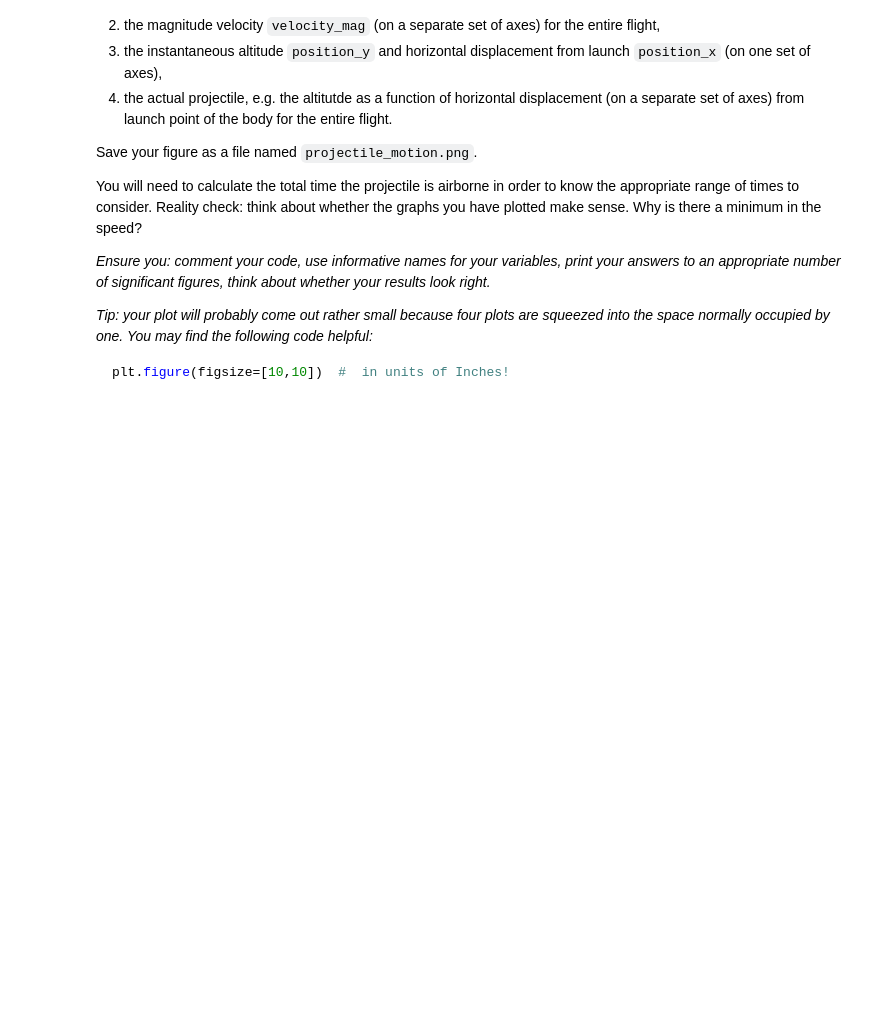
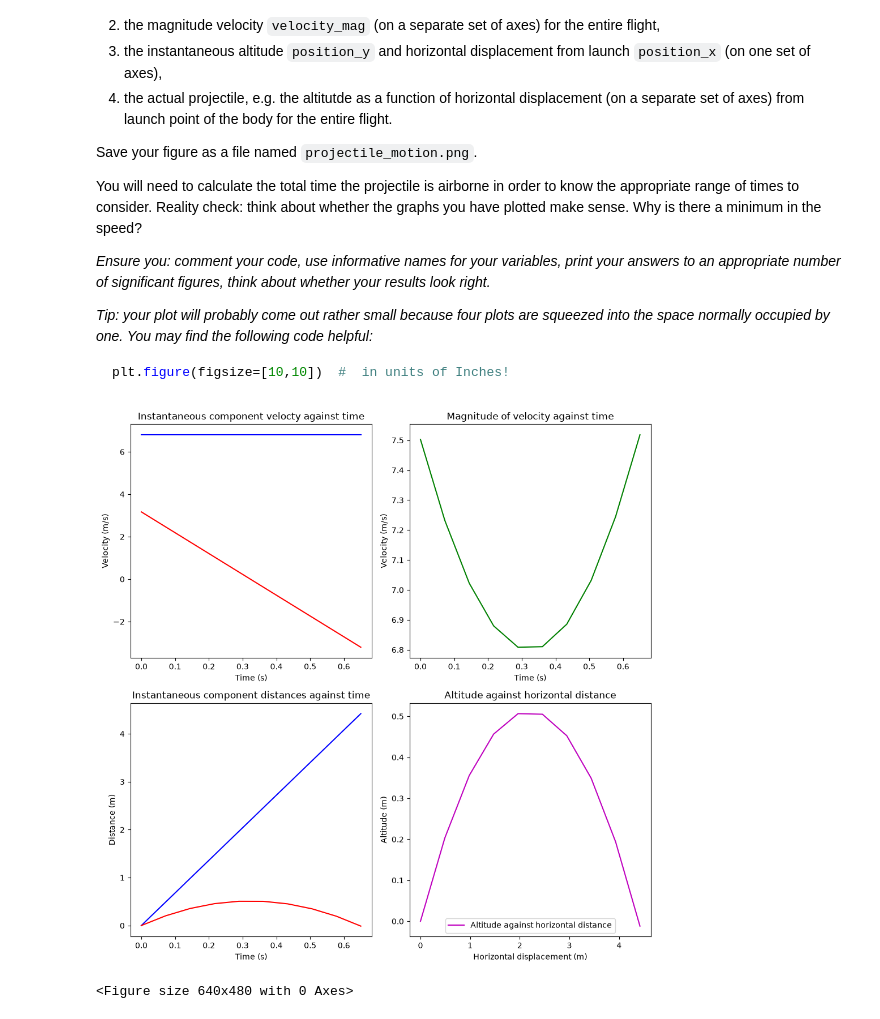
Before and after one commit to PatFigeon/Introductory-Programming-2, a Jupyter notebook: Lab 2/LAB 02B - Marked Example.ipynb, the cells around one changed output. Saved outputs shown, nothing was run; the diff lists cells and outputs as text; code cells hidden in the pictures; blank space fills up the shorter version.

```diff
--- a/Lab 2/LAB 02B - Marked Example.ipynb
+++ b/Lab 2/LAB 02B - Marked Example.ipynb
@@ -45,16 +45,21 @@ rad = np.deg2rad(angle)
 Vx = np.round(initialV*np.cos(rad), 2)
 Vy = np.round(initialV*np.sin(rad), 2)
 
-velocity_x = Vx # no change as no drag
+
+x = np.linspace(0, 0.65, num=10) # x is functionally time
+velocity_x = Vx+(0*x) # no change as no drag
 """
 No upwards acceleration, thus immediately decelerating
 
-By UVAST:
+By UVAST: v = u+at
 """
-velocity_y = Vy
+velocity_y = Vy-g*x
 
 timeInAir = np.round(2*Vy/g, 2)
 # %%
 # Write your calculations for question 2 here
 
 velocity_mag = np.sqrt(velocity_x**2 + velocity_y**2)
+
+position_x = Vx*x
+position_y = Vy*x + 0.5*-g*x**2
@@ -63,0 +66,43 @@ plt.figure(figsize=[10,10])
+# %%
+# Make your plots here
+plt.figure(figsize=[10,10])
+
+# instantaneous velocity
+plt.subplot(2,2,1)
+plt.plot(x, velocity_x, color = 'b', label='Instantaneous x velocity')
+plt.plot(x, velocity_y, color = 'r', label='Instantaneous y velocity')
+plt.xlabel('Time (s)')
+plt.ylabel('Velocity (m/s)')
+plt.title('Instantaneous component velocty against time')
+
+# magnitude of velocity
+plt.subplot(2,2,2)
+plt.plot(x, velocity_mag, color = 'g', label='Magnitude of velocity')
+plt.xlabel('Time (s)')
+plt.ylabel('Velocity (m/s)')
+plt.title('Magnitude of velocity against time')
+
+# instantaneous position
+plt.subplot(2,2,3)
+plt.plot(x, position_x, color = 'b', label='Horizontal position')
+plt.plot(x, position_y, color = 'r', label='Vertical Altitude')
+plt.xlabel('Time (s)')
+plt.ylabel('Distance (m)')
+plt.title('Instantaneous component distances against time')
+
+# altitude against horizontal distance
+plt.subplot(2,2,4)
+plt.plot(position_x, position_y, color = 'm', label='Altitude against horizontal distance')
+plt.xlabel('Horizontal displacement (m)')
+plt.ylabel('Altitude (m)')
+plt.title('Altitude against horizontal distance')
+
+
+
+plt.legend() # Shows the plot legend
+plt.tight_layout()
+plt.show()
+plt.savefig('projectile_motion')
+# %% [output]
+[figure, added]
+<Figure size 640x480 with 0 Axes>
```
Also changed, not shown: parts of 1 cell of this notebook, 2 other files.
